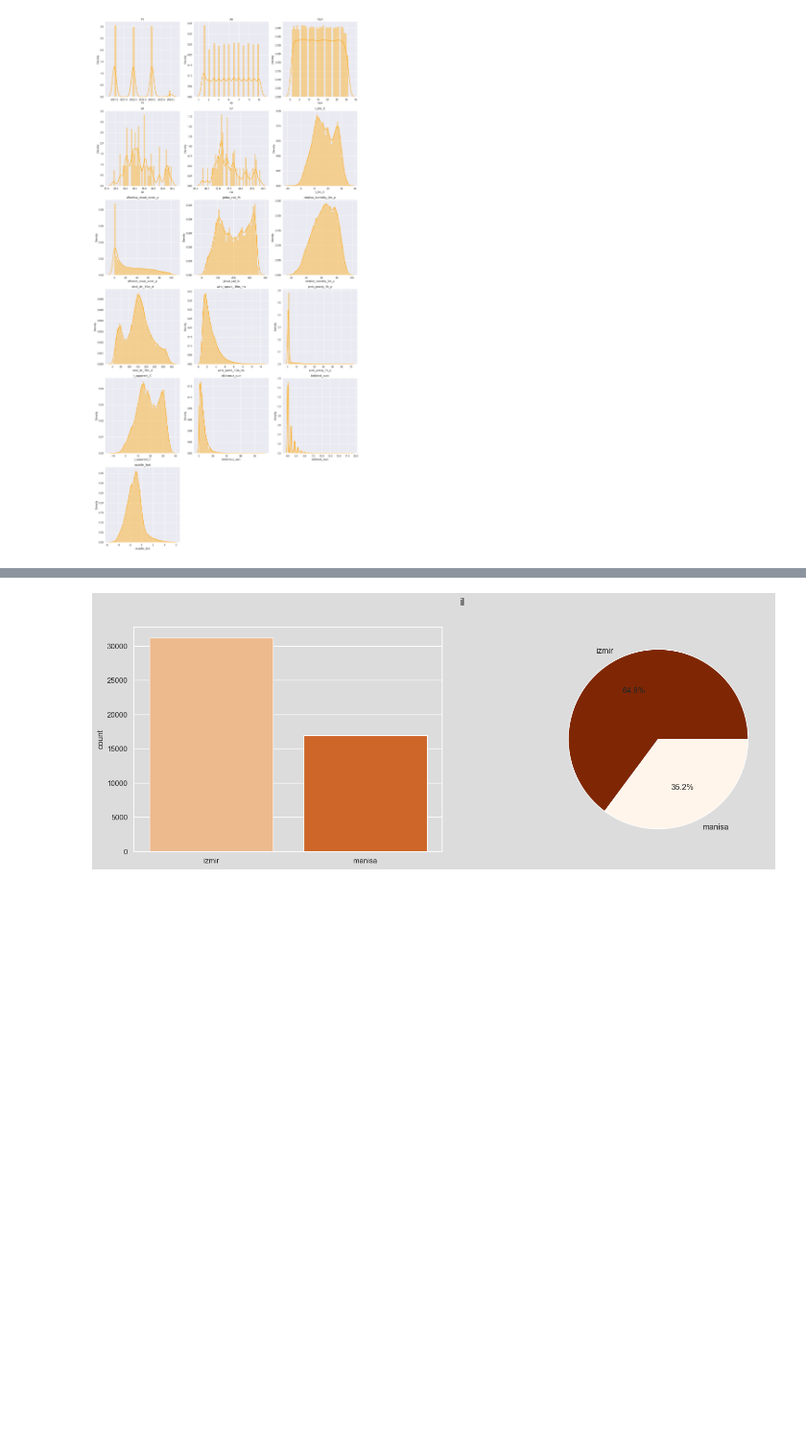
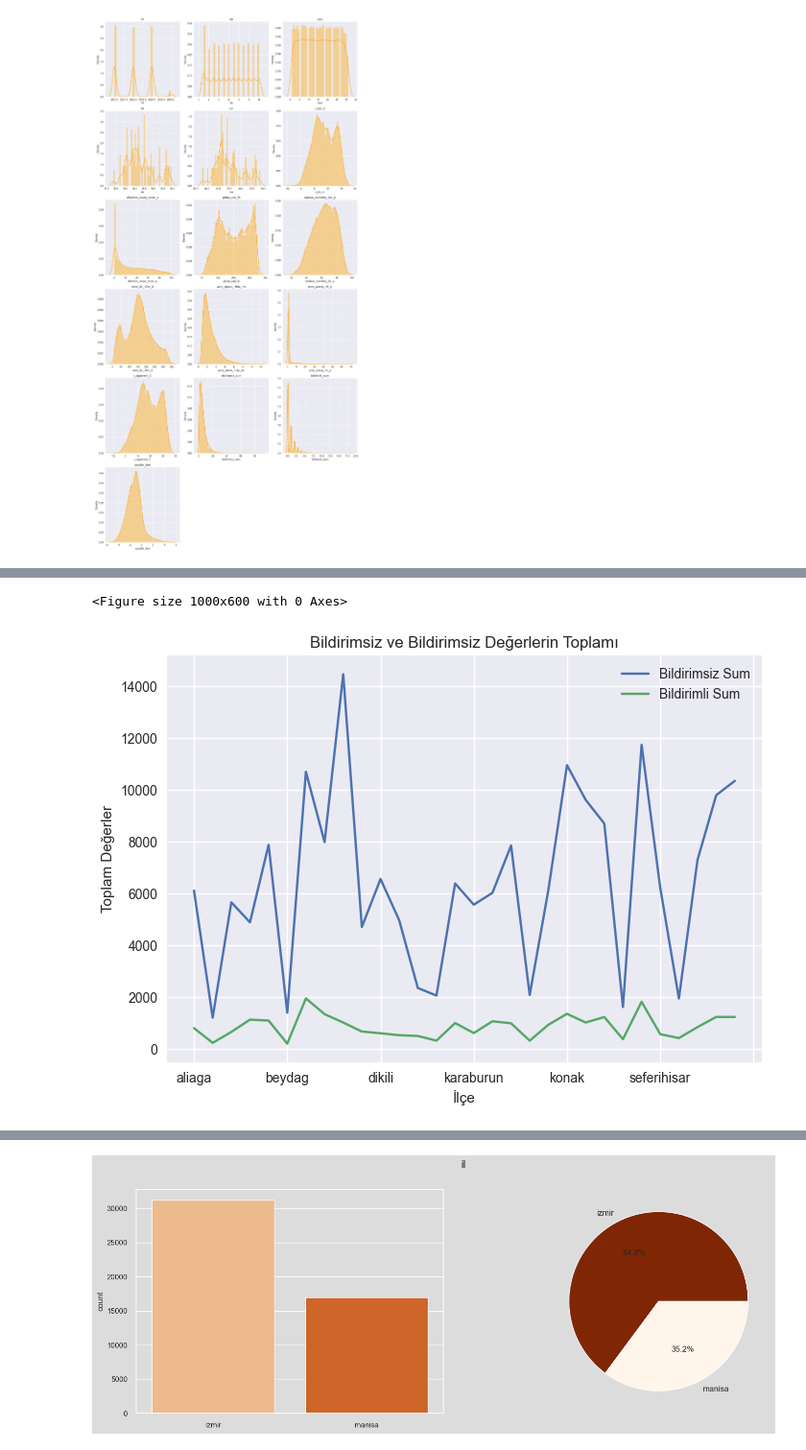
Before and after one commit to Confidence-Interval/gdz-elektrik-datathon, a Jupyter notebook: Notebooks/gdz-eda.ipynb, the cells around one changed output, grey strips where cells are left out. Shown at 96% size. Saved outputs shown, nothing was run; the diff lists cells and outputs as text; code cells hidden in the pictures; blank space fills up the shorter version.

```diff
--- a/Notebooks/gdz-eda.ipynb
+++ b/Notebooks/gdz-eda.ipynb
@@ -131,0 +254,24 @@ dtype: int64
+# %%
+df_filtered = df[df['il'] == 'izmir']
+
+df_filtered['bildirimsiz_sum'] = pd.to_numeric(df_filtered['bildirimsiz_sum'], errors='coerce')
+df_filtered['bildirimli_sum'] = pd.to_numeric(df_filtered['bildirimli_sum'], errors='coerce')
+
+bildirimsiz_sum = df_filtered.groupby('ilcee')['bildirimsiz_sum'].sum()
+bildirimli_sum = df_filtered.groupby('ilcee')['bildirimli_sum'].sum()
+
+summary_df = pd.DataFrame({
+    'Bildirimsiz Sum': bildirimsiz_sum,
+    'Bildirimli Sum': bildirimli_sum
+})
+
+plt.figure(figsize=(10, 6))
+summary_df.plot()
+plt.title('Bildirimsiz ve Bildirimsiz Değerlerin Toplamı')
+plt.xlabel('İlçe')
+plt.ylabel('Toplam Değerler')
+plt.grid(True)
+plt.show()
+# %% [output]
+<Figure size 1000x600 with 0 Axes>
+[figure, added]
```
Also changed, not shown: parts of 21 cells of this notebook.
